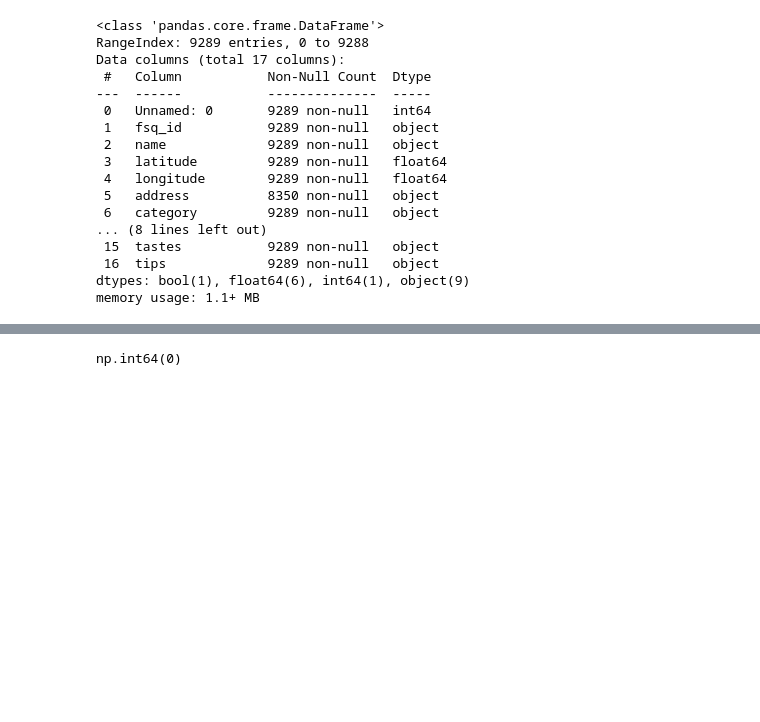
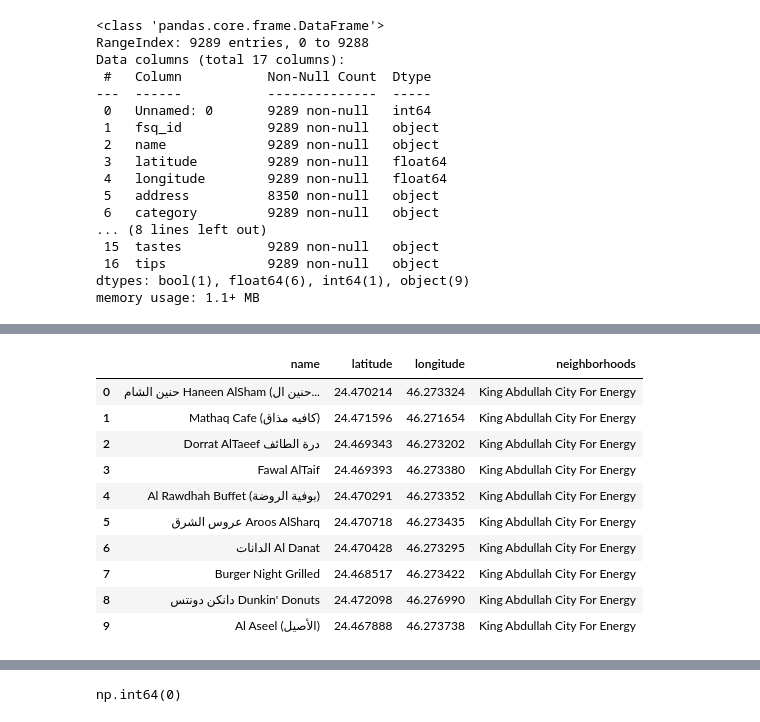
Before and after one commit to AbdulrahmanB-25/EDA_Project, a Jupyter notebook: EDA_Project.ipynb, the cells around one changed output, grey strips where cells are left out. Drawn from its saved outputs; the diff is of its cells as text; code cells hidden in the pictures; blank space fills up the shorter version.

Commit message:
Created the neighborhoods column and then added to the df using geojson.

```diff
--- a/EDA_Project.ipynb
+++ b/EDA_Project.ipynb
@@ -84,3 +99,78 @@ Data columns (total 17 columns):
  16  tips             9289 non-null   object
 dtypes: bool(1), float64(6), int64(1), object(9)
 memory usage: 1.1+ MB
+# %%
+# =========================================
+# Clean coordinates (just in case)
+# =========================================
+df_restaurants["latitude"]  = pd.to_numeric(df_restaurants["latitude"],  errors="coerce")
+df_restaurants["longitude"] = pd.to_numeric(df_restaurants["longitude"], errors="coerce")
+df_restaurants = df_restaurants.dropna(subset=["latitude", "longitude"]).copy()
+
+# =========================================
+# Load Riyadh districts
+# =========================================
+districts = gpd.read_file(
+    "Saudi-Arabia-Regions-Cities-and-Districts/geojson/districts.geojson"
+)
+riyadh_districts = districts[districts["city_id"] == 3].copy()
+riyadh_districts = riyadh_districts.to_crs("EPSG:4326")
+
+# =========================================
+# Convert to GeoDataFrame
+# =========================================
+gdf = gpd.GeoDataFrame(
+    df_restaurants,
+    geometry=gpd.points_from_xy(df_restaurants["longitude"], df_restaurants["latitude"]),
+    crs="EPSG:4326"
+)
+
+# =========================================
+# Spatial join (exact match)
+# =========================================
+joined = gpd.sjoin(
+    gdf,
+    riyadh_districts[["name_en", "geometry"]],
+    how="left",
+    predicate="within"
+)
+
+if "index_right" in joined.columns:
+    joined = joined.drop(columns=["index_right"])
+
+joined["neighborhoods"] = joined["name_en"]
+
+# =========================================
+# Print how many failed the exact match
+# =========================================
+failed = joined["neighborhoods"].isna().sum()
+total  = len(joined)
+print(f"Exact match:  {total - failed}/{total} matched")
+print(f"Failed/missed: {failed}/{total} — sending to fallback...")
+
+# =========================================
+# Fallback — nearest district for unmatched
+# =========================================
+missing_mask = joined["neighborhoods"].isna()
+
+if missing_mask.sum() > 0:
+    gdf_missing_proj      = gdf[missing_mask].copy().to_crs(epsg=32638)
+    riyadh_districts_proj = riyadh_districts.to_crs(epsg=32638)
+
+    nearest = gpd.sjoin_nearest(
+        gdf_missing_proj,
+        riyadh_districts_proj[["name_en", "geometry"]],
+        how="left"
+    )
+    joined.loc[nearest.index, "neighborhoods"] = nearest["name_en"].values
+
+print(f"After fallback: {joined['neighborhoods'].isna().sum()} still missing")
+
+# =========================================
+# Done — neighborhoods added to df_restaurants
+# =========================================
+df_restaurants["neighborhoods"] = joined["neighborhoods"].values
+
+print(f"\n✅ Done!")
+display(df_restaurants[["name", "latitude", "longitude", "neighborhoods"]].head(10))
+# %% [output]
@@ -87,3 +182,14 @@ memory usage: 1.1+ MB
+|  | name | latitude | longitude | neighborhoods |
+| 0 | حنين الشام Haneen AlSham (حنين ال... | 24.470214 | 46.273324 | King Abdullah City For Energy |
+| 1 | Mathaq Cafe (كافيه مذاق) | 24.471596 | 46.271654 | King Abdullah City For Energy |
+| 2 | Dorrat AlTaeef درة الطائف | 24.469343 | 46.273202 | King Abdullah City For Energy |
+| 3 | Fawal AlTaif | 24.469393 | 46.273380 | King Abdullah City For Energy |
+| 4 | Al Rawdhah Buffet (بوفية الروضة) | 24.470291 | 46.273352 | King Abdullah City For Energy |
+| 5 | عروس الشرق Aroos AlSharq | 24.470718 | 46.273435 | King Abdullah City For Energy |
+| 6 | الدانات Al Danat | 24.470428 | 46.273295 | King Abdullah City For Energy |
+| 7 | Burger Night Grilled | 24.468517 | 46.273422 | King Abdullah City For Energy |
+| 8 | دانكن دونتس Dunkin' Donuts | 24.472098 | 46.276990 | King Abdullah City For Energy |
+| 9 | Al Aseel (الأصيل) | 24.467888 | 46.273738 | King Abdullah City For Energy |
 # %%
 """
 Questions about the data :
```
Also changed, not shown: parts of 3 cells of this notebook.
